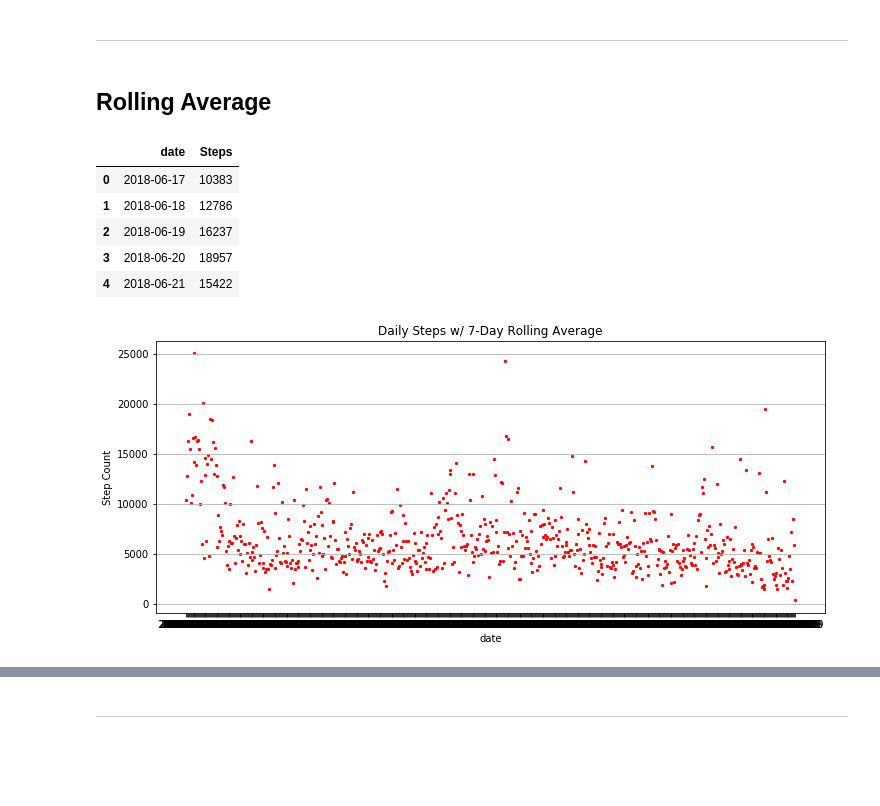
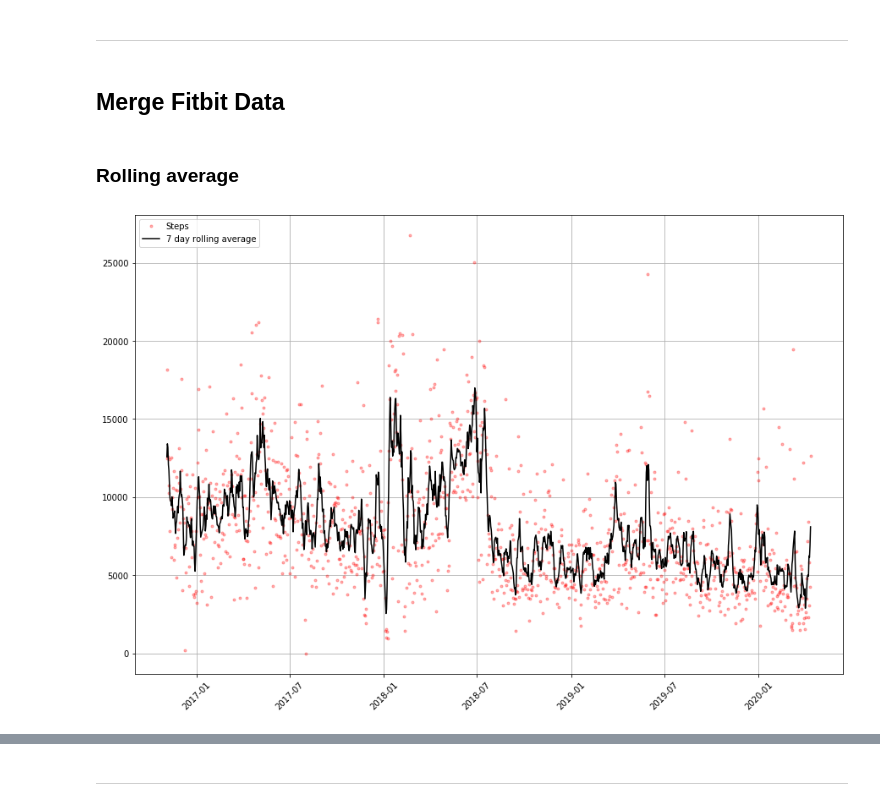
Before and after one commit to gregmames/qs_ledger, a Jupyter notebook: apple_health/apple_health_data_processor.ipynb, the cells around one changed output, grey strips where cells are left out. Cells and saved outputs as stored; diff of their text form; code cells hidden in the pictures; blank space fills up the shorter version.

```diff
--- a/apple_health/apple_health_data_processor.ipynb
+++ b/apple_health/apple_health_data_processor.ipynb
@@ -62,2 +89,4 @@ NameError: name 'read_csv' is not defined
 # %% [markdown]
 -----
+# %% [markdown]
+## Merge Fitbit Data
@@ -64,43 +109,16 @@ NameError: name 'read_csv' is not defined
 # %% [markdown]
-## Rolling Average
+### Rolling average
-# %%
-steps_by_date = steps.groupby(['date'])['value'].sum().reset_index(name='Steps')
-steps_by_date.head()
-# %% [output]
-|  | date | Steps |
-| 0 | 2018-06-17 | 10383 |
-| 1 | 2018-06-18 | 12786 |
-| 2 | 2018-06-19 | 16237 |
-| 3 | 2018-06-20 | 18957 |
-| 4 | 2018-06-21 | 15422 |
-# %%
-steps_by_date['RollingMeanSteps'] = steps_by_date.Steps.rolling(window=7, center=True).mean()
-
-chart_title = 'Daily Steps w/ 7-Day Rolling Average'
-
-# n_groups = len(dataset)
-# index = np.arange(n_groups)
-
-ax = steps_by_date.plot.scatter(x='date', y='Steps', alpha=1, marker='.', color='r', figsize=[12, 5])
-
-# plt.plot(steps_by_date.date, steps_by_date.Steps,'r.',alpha=0.3,ms=4)#, kind='scatter', linewidth=4, alpha=1, marker='.')#, color='#6684c1',
-                      #markeredgecolor='#6684c1', markerfacecolor='w', markersize=8, markeredgewidth=2)
-
-# ax = dataset.plot(kind='line', figsize=[10, 6], linewidth=4, alpha=1, marker='o', color='#6684c1',
-#                       markeredgecolor='#6684c1', markerfacecolor='w', markersize=8, markeredgewidth=2)
-
-# # ax.set_xlim((year_counts.index[0], year_counts.index[-1]))
-
-ax.yaxis.grid(True)
-# ax.xaxis.grid(True)
-# # ax.set_ylim(0, 1000)
-# ax.set_xticks(index)
-ax.set_ylabel('Step Count')
-# # ax.set_xlabel('')
-# plt.xticks(index, dataset.year_month, rotation=90)
-ax.set_title(chart_title)
-
-plt.show()
-# %% [output]
-[figure, removed]
+# %%
+steps_by_date2=steps_by_date.set_index('date')
+
+plt.figure(figsize=[15,10])
+plt.grid(True)
+plt.plot(steps_by_date2['Steps'], 'r.', alpha=0.3,label='Steps')
+plt.plot(steps_by_date2['RollingMeanSteps'], c='k',label='7 day rolling average')
+plt.legend(loc=2)
+plt.xticks(rotation=45)
+
+plt.show()
+# %% [output]
+[figure, added]
 # %%
```
Also changed, not shown: parts of 30 cells of this notebook, 1 other file.
